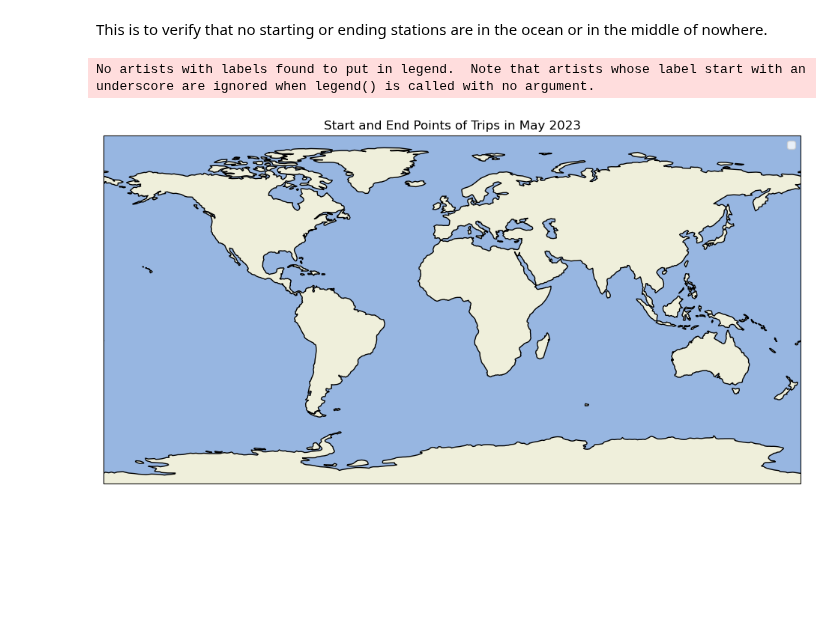
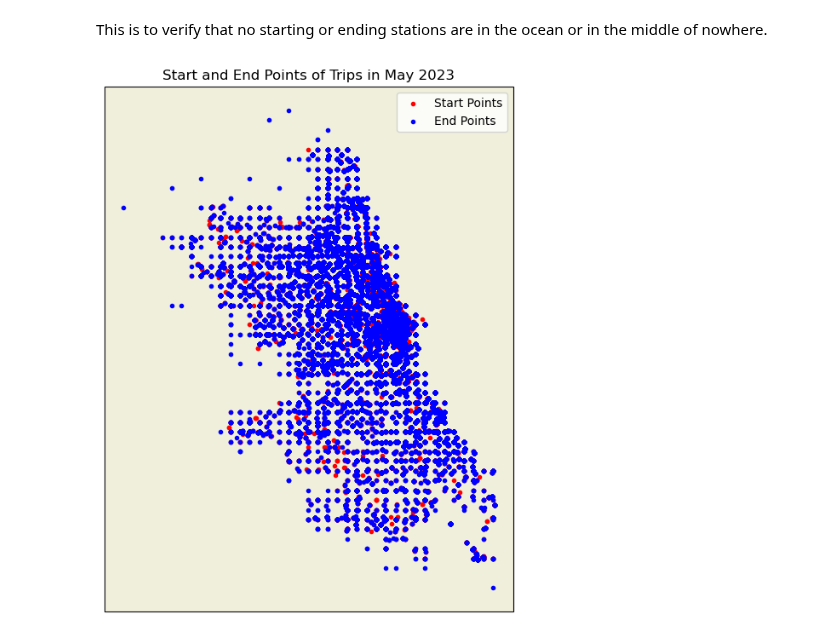
Before and after one commit to alliajagbe/data-analytics, a Jupyter notebook: case_study/notebook.ipynb, the cells around one changed output. Drawn from its saved outputs; the diff is of its cells as text; code cells hidden in the pictures; blank space fills up the shorter version.

```diff
--- a/case_study/notebook.ipynb
+++ b/case_study/notebook.ipynb
@@ -275,19 +275,18 @@ import cartopy.feature as cfeature
 # %%
 fig = plt.figure(figsize=(12, 8))
 ax = plt.axes(projection=ccrs.PlateCarree())
 
 ax.coastlines()
 # adding land
 ax.add_feature(cfeature.LAND)
 # adding ocean
 ax.add_feature(cfeature.OCEAN)
 
-ax.scatter(may2023['start_lng'], may2023['start_lat'], marker = 'o', label="Start Points", color='red', transform=ccrs.PlateCarree()
-ax.scatter(may2023['end_lng'], may2023['end_lat'], marker = 'o', label="End Points", color='blue', transform=ccrs.PlateCarree())
+ax.scatter(may2023['start_lng'], may2023['start_lat'], marker = '.', label="Start Points", color='red', transform=ccrs.PlateCarree())
+ax.scatter(may2023['end_lng'], may2023['end_lat'], marker = '.', label="End Points", color='blue', transform=ccrs.PlateCarree())
 
 plt.legend()
 plt.title('Start and End Points of Trips in May 2023')
 plt.show()
 # %% [output]
-No artists with labels found to put in legend.  Note that artists whose label start with an underscore are ignored when legend() is called with no argument.
-[figure, old version]
+[figure, new version]
```
Also changed, not shown: parts of 1 cell of this notebook.
